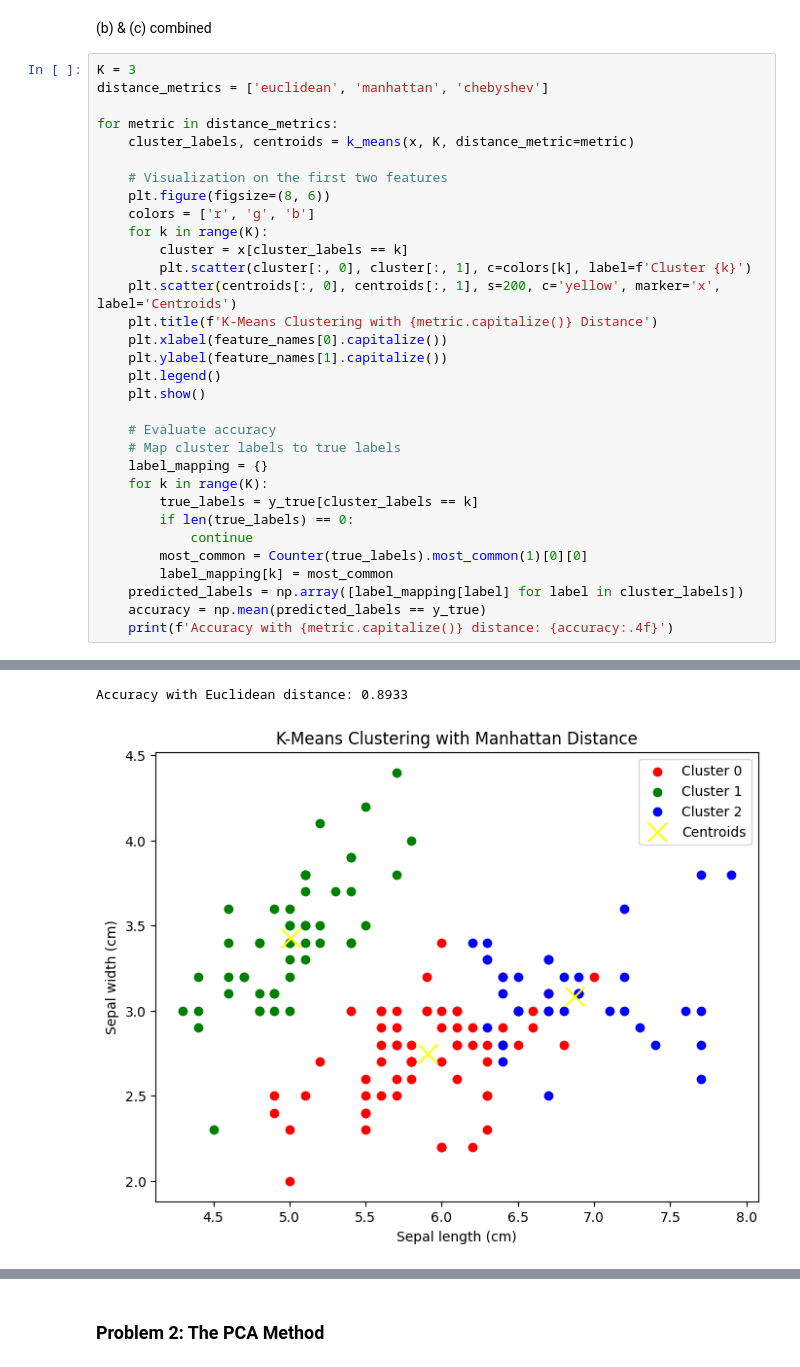
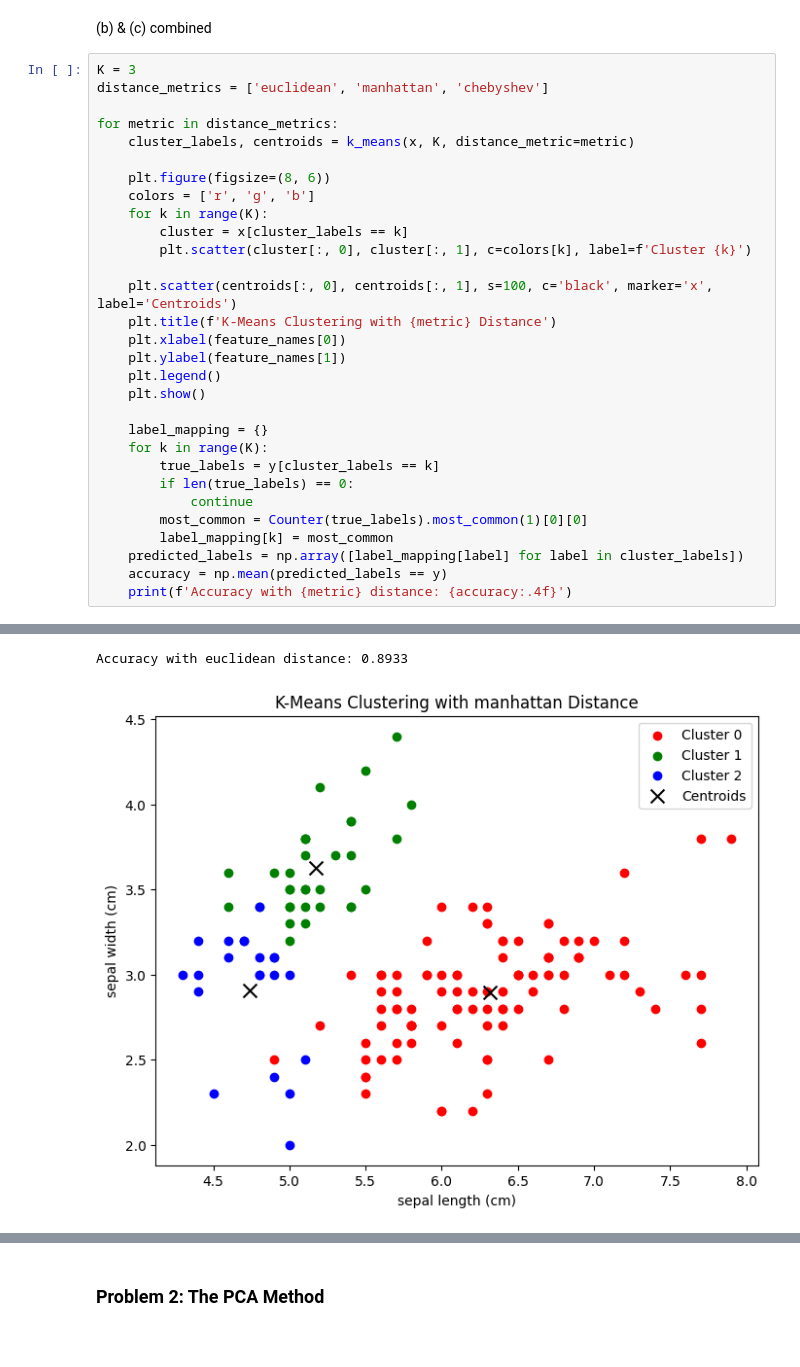
Before and after one commit to sherlockzhang18/ese417_machine_learning_intro, a Jupyter notebook: src/hw/hw5/hw5.ipynb, the cells around one changed output, grey strips where cells are left out. Saved outputs shown, nothing was run; the diff lists cells and outputs as text.

```diff
--- a/src/hw/hw5/hw5.ipynb
+++ b/src/hw/hw5/hw5.ipynb
@@ -56,29 +60,27 @@ distance_metrics = ['euclidean', 'manhattan', 'chebyshev']
 for metric in distance_metrics:
     cluster_labels, centroids = k_means(x, K, distance_metric=metric)
 
-    # Visualization on the first two features
     plt.figure(figsize=(8, 6))
     colors = ['r', 'g', 'b']
     for k in range(K):
         cluster = x[cluster_labels == k]
         plt.scatter(cluster[:, 0], cluster[:, 1], c=colors[k], label=f'Cluster {k}')
-    plt.scatter(centroids[:, 0], centroids[:, 1], s=200, c='yellow', marker='x', label='Centroids')
-    plt.title(f'K-Means Clustering with {metric.capitalize()} Distance')
-    plt.xlabel(feature_names[0].capitalize())
-    plt.ylabel(feature_names[1].capitalize())
+
+    plt.scatter(centroids[:, 0], centroids[:, 1], s=100, c='black', marker='x', label='Centroids')
+    plt.title(f'K-Means Clustering with {metric} Distance')
+    plt.xlabel(feature_names[0])
+    plt.ylabel(feature_names[1])
     plt.legend()
     plt.show()
 
-    # Evaluate accuracy
-    # Map cluster labels to true labels
     label_mapping = {}
     for k in range(K):
-        true_labels = y_true[cluster_labels == k]
+        true_labels = y[cluster_labels == k]
         if len(true_labels) == 0:
             continue
         most_common = Counter(true_labels).most_common(1)[0][0]
         label_mapping[k] = most_common
     predicted_labels = np.array([label_mapping[label] for label in cluster_labels])
-    accuracy = np.mean(predicted_labels == y_true)
-    print(f'Accuracy with {metric.capitalize()} distance: {accuracy:.4f}')
+    accuracy = np.mean(predicted_labels == y)
+    print(f'Accuracy with {metric} distance: {accuracy:.4f}')
 # %% [output]
@@ -86,2 +88,2 @@ for metric in distance_metrics:
-Accuracy with Euclidean distance: 0.8933
+Accuracy with euclidean distance: 0.8933
-[figure, old version]
+[figure, new version]
```
Also changed, not shown: parts of 3 cells of this notebook, 4 other files.
